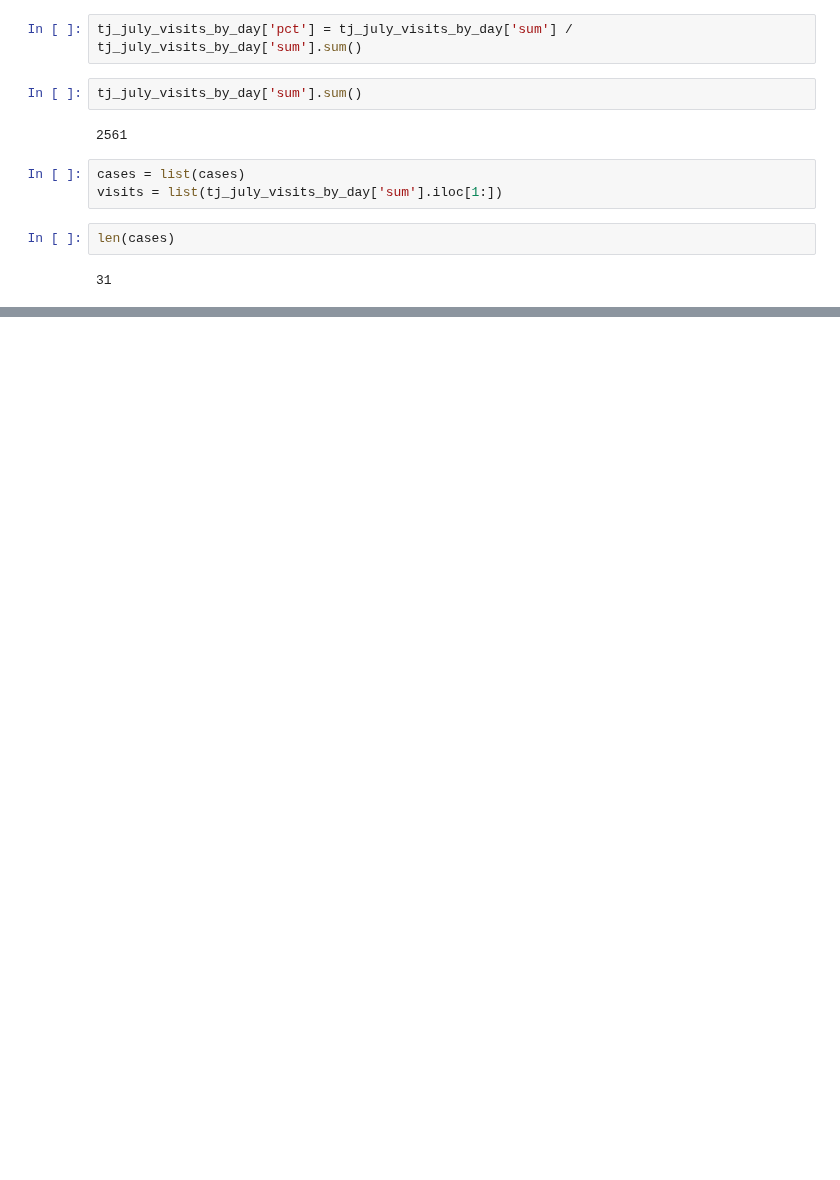
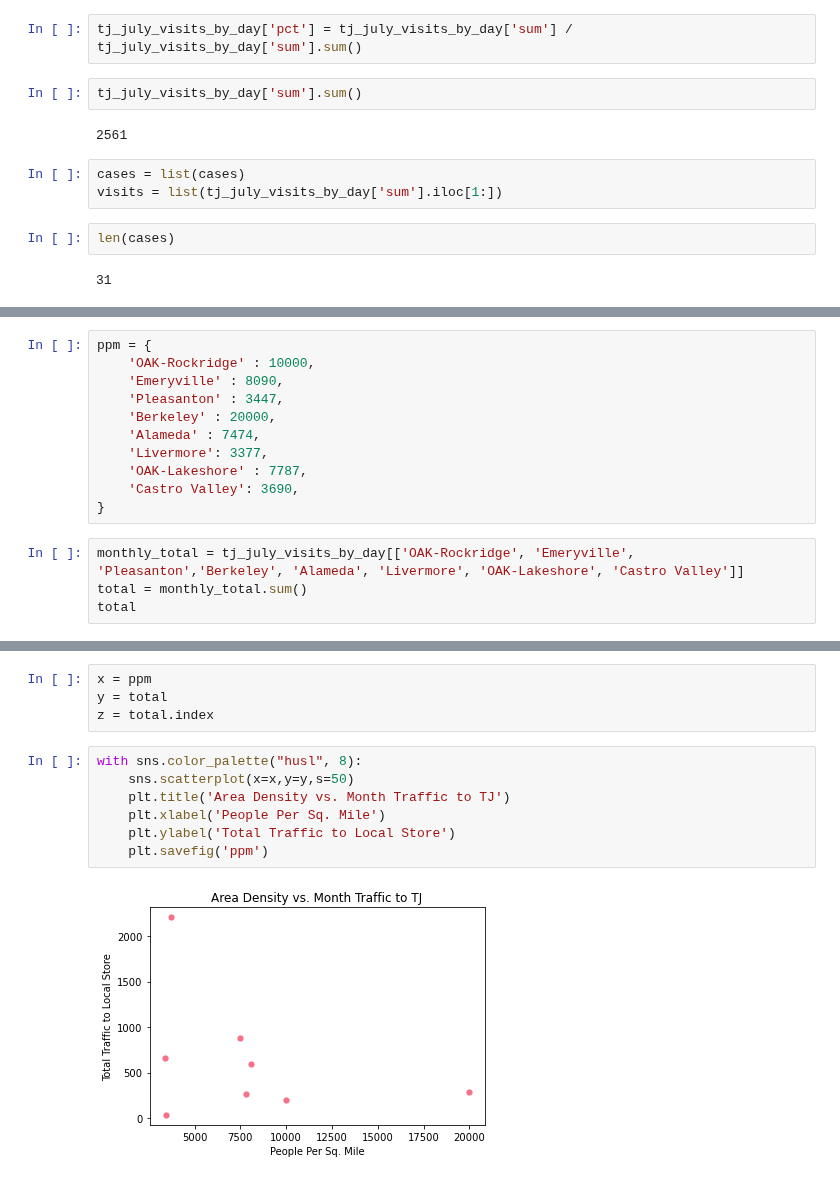
Before and after one commit to tahentx/pv_workbook, a Jupyter notebook: datascience/safegraph/alameda_county_tj.ipynb, the cells around one changed output, grey strips where cells are left out. Drawn from its saved outputs; the diff is of its cells as text; blank space fills up the shorter version.

```diff
--- a/datascience/safegraph/alameda_county_tj.ipynb
+++ b/datascience/safegraph/alameda_county_tj.ipynb
@@ -267,0 +247,15 @@ sns.scatterplot(x=tj_locations)
+# %%
+ppm = {
+    'OAK-Rockridge' : 10000,
+    'Emeryville' : 8090,
+    'Pleasanton' : 3447,
+    'Berkeley' : 20000,
+    'Alameda' : 7474,
+    'Livermore': 3377,
+    'OAK-Lakeshore' : 7787,
+    'Castro Valley': 3690,
+}
+# %%
+monthly_total = tj_july_visits_by_day[['OAK-Rockridge', 'Emeryville', 'Pleasanton','Berkeley', 'Alameda', 'Livermore', 'OAK-Lakeshore', 'Castro Valley']]
+total = monthly_total.sum()
+total
@@ -267,0 +272,13 @@ sns.scatterplot(x=tj_locations)
+# %%
+x = ppm
+y = total
+z = total.index
+# %%
+with sns.color_palette("husl", 8):
+    sns.scatterplot(x=x,y=y,s=50)
+    plt.title('Area Density vs. Month Traffic to TJ')
+    plt.xlabel('People Per Sq. Mile')
+    plt.ylabel('Total Traffic to Local Store')
+    plt.savefig('ppm')
+# %% [output]
+[figure, added]
```
Also changed, not shown: parts of 19 cells of this notebook.
